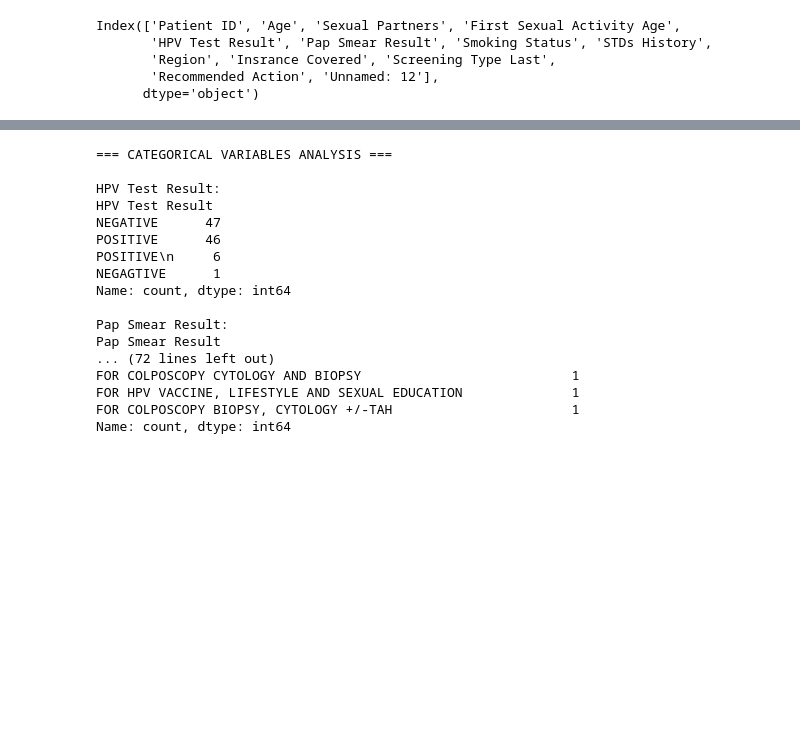
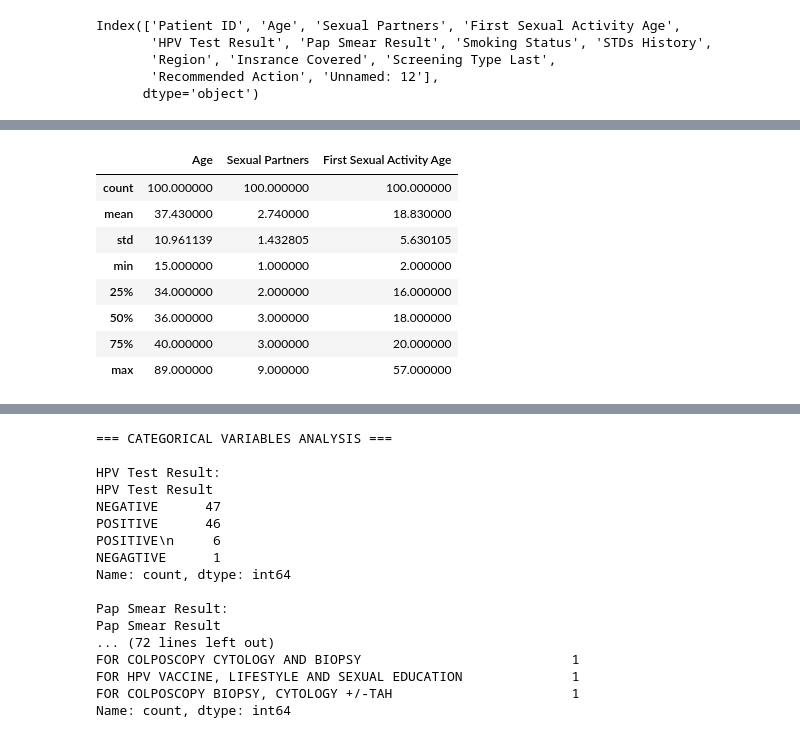
Before and after one commit to Linda-riziki/Cervicare-Web-App, a Jupyter notebook: index.ipynb, the cells around one changed output, grey strips where cells are left out. Cells and saved outputs as stored; diff of their text form; code cells hidden in the pictures; blank space fills up the shorter version.

```diff
--- a/index.ipynb
+++ b/index.ipynb
@@ -66,9 +62,9 @@ Improve your data and profiling with ydata-sdk, featuring data quality scoring,
 ## Data Understanding
 # %%
 #Loading the dataset
-cervical_data =pd.read_excel('../../Datasets/Cervical Cancer Datasets_.xlsx')
-cost_data = pd.read_excel('../../Datasets/Resources Inventory Cost Sheet.xlsx')
-Treatment_data = pd.read_excel('../../Datasets/Treatment Costs Sheet.xlsx')
+cervical_data =pd.read_excel('Datasets/Cervical Cancer Datasets_.xlsx')
+cost_data = pd.read_excel('Datasets/Resources Inventory Cost Sheet.xlsx')
+Treatment_data = pd.read_excel('Datasets/Treatment Costs Sheet.xlsx')
 # %%
 #Checking the shape of the datasets
 print(f"Cervical Data Shape: {cervical_data.shape}")
@@ -132,0 +123,12 @@ profile.to_notebook_iframe()
+# %%
+cervical_data.describe()
+# %% [output]
+|  | Age | Sexual Partners | First Sexual Activity Age |
+| count | 100.000000 | 100.000000 | 100.000000 |
+| mean | 37.430000 | 2.740000 | 18.830000 |
+| std | 10.961139 | 1.432805 | 5.630105 |
+| min | 15.000000 | 1.000000 | 2.000000 |
+| 25% | 34.000000 | 2.000000 | 16.000000 |
+| 50% | 36.000000 | 3.000000 | 18.000000 |
+| 75% | 40.000000 | 3.000000 | 20.000000 |
+| max | 89.000000 | 9.000000 | 57.000000 |
```
Also changed, not shown: parts of 3 cells of this notebook.
